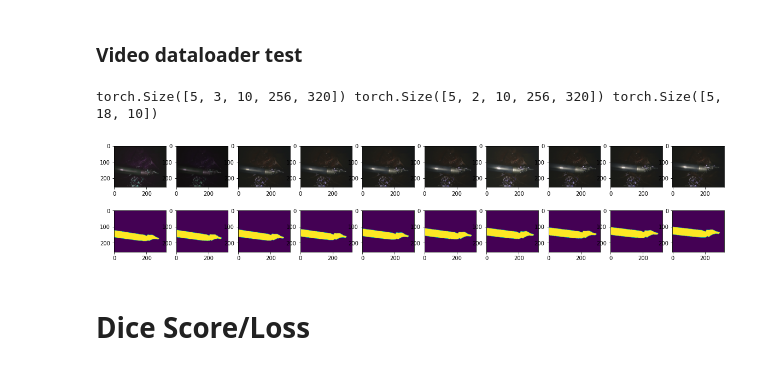
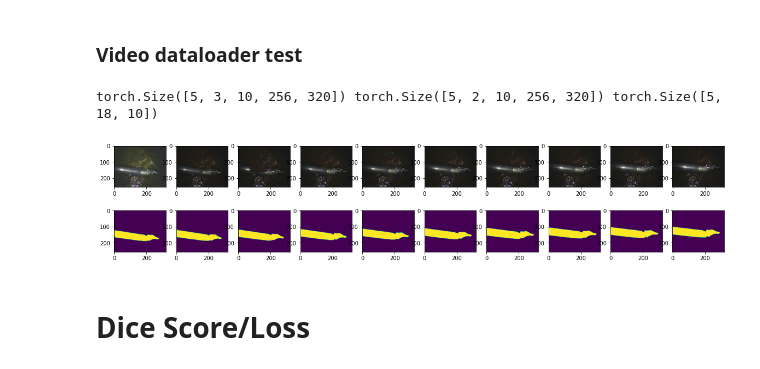
Before and after one commit to jdcast/dl-final-project, a Jupyter notebook: UNet_CPC.ipynb, the cells around one changed output. Drawn from its saved outputs; the diff is of its cells as text; code cells hidden in the pictures.

Commit message:
Updated to use tissue occlusion

```diff
--- a/UNet_CPC.ipynb
+++ b/UNet_CPC.ipynb
@@ -299,35 +340,35 @@ class ImageDataset(Dataset):
 # %%
 batch_size = 5
 
-train_dataset = ImageDataset(data_dir, op='train', transform=True)
-val_dataset = ImageDataset(data_dir, op='val', transform=False)
-test_dataset = ImageDataset(data_dir, op='test', transform=False)
+train_dataset = ImageDataset(data_dir, op='train', transform=True, occlusion=True)
+val_dataset = ImageDataset(data_dir, op='val', transform=False, occlusion=False)
+test_dataset = ImageDataset(data_dir, op='test', transform=False, occlusion=False)
 
-train_dataloader = DataLoader(train_dataset, batch_size=batch_size, shuffle=True, num_workers=4)
+train_dataloader = DataLoader(train_dataset,  batch_size=batch_size, shuffle=True, num_workers=4)
 val_dataloader = DataLoader(val_dataset, batch_size=batch_size, shuffle=False, num_workers=4)
 test_dataloader = DataLoader(test_dataset, batch_size=batch_size, shuffle=False, num_workers=4)
 
 img, mask, kin = next(iter(train_dataloader))
-print (img.shape, mask.shape, kin.shape)
+print(img.shape, mask.shape, kin.shape)
 fig = plt.figure(figsize=(20, 4))
 columns = 10
 rows = 2
 
 for i in range(rows):
   for j in range(columns):
     if i == 0:
       image = torch.permute(img[0, :, j, :, :], (1, 2, 0)).cpu().numpy()
       fig.add_subplot(rows, columns, i * columns + j + 1)
       plt.imshow(image)
     else:
       image = torch.argmax(mask[0], dim=0)[j].cpu().numpy()
       fig.add_subplot(rows, columns, i * columns + j + 1)
       plt.imshow(image)
 
 plt.show()
 # %% [output]
 torch.Size([5, 3, 10, 256, 320]) torch.Size([5, 2, 10, 256, 320]) torch.Size([5, 18, 10])
-[figure, old version]
+[figure, new version]
 # %% [markdown]
 # Dice Score/Loss
 # %%
```
Also changed, not shown: parts of 10 cells of this notebook.
